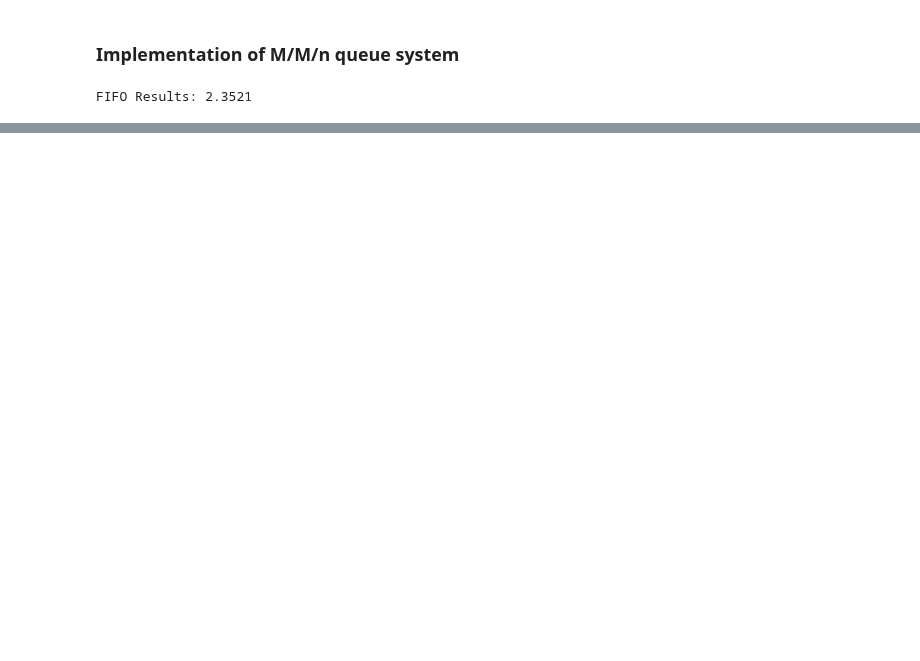
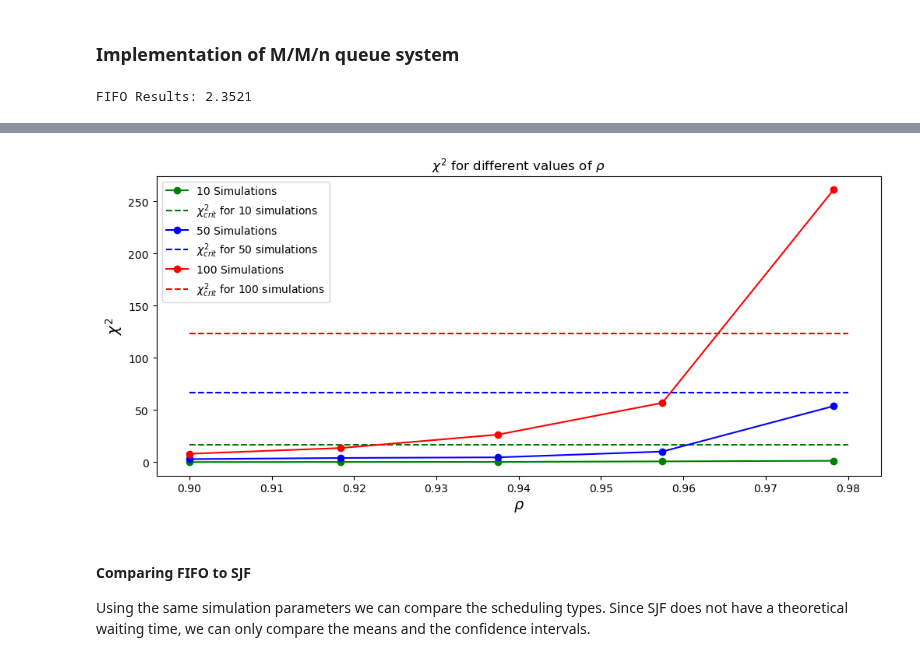
Before and after one commit to NaniHazbolatow/5284STSI6Y, a Jupyter notebook: Assignment 2/MMn.ipynb, the cells around one changed output, grey strips where cells are left out. Drawn from its saved outputs; the diff is of its cells as text; code cells hidden in the pictures; blank space fills up the shorter version.

```diff
--- a/Assignment 2/MMn.ipynb
+++ b/Assignment 2/MMn.ipynb
@@ -208,0 +242,44 @@ plt.show()
+# %%
+def Chi2_vs_rho(num_sim, num_requests, n_servers, arr_rate_list, service_probabilities, service_scales, scheduler_type="FIFO"):
+
+    chi_test_means = np.zeros((len(arr_rate_list),num_sim))
+    chi_test_stds = np.zeros((len(arr_rate_list),num_sim))
+
+    for i, rate in enumerate(arr_rate_list):
+        chi_test = simulate_parallel(num_sim, num_requests, n_servers, rate, service_probabilities, service_scales, scheduler_type="FIFO")
+        for j in range(num_sim):
+            chi_test_means[i, j] = np.mean(chi_test[j]["wait_times"][burn_in_count:])
+            chi_test_stds[i,j] = np.std(chi_test[j]["wait_times"][burn_in_count:])
+
+    chis = []
+    for i in range(len(arr_rate_list)):
+        _, _, _, chisq, crit_val, _ = calc_statistics(chi_test_means[i], chi_test_stds[i], arr_rate_list[i], service_scales[0], 1, num_sim)
+        chis.append(chisq)
+
+    return chis, crit_val
+# %%
+arr_rate_list = [1/5, 1/4.9, 1/4.8, 1/4.7, 1/4.6]
+rho = np.array(arr_rate_list) / service_scales[0]
+
+chis_10, chi_10_crit = Chi2_vs_rho(10, 100000, 1, arr_rate_list, service_probabilities, service_scales)
+chis_50, chi_50_crit = Chi2_vs_rho(50, 100000, 1, arr_rate_list, service_probabilities, service_scales)
+chis_100, chi_100_crit = Chi2_vs_rho(100, 100000, 1, arr_rate_list, service_probabilities, service_scales)
+# %%
+plt.figure(figsize=(12, 5))
+plt.title(r'$\chi^2$ for different values of $\rho$')
+plt.plot(rho, chis_10, color='green', marker='o', label='10 Simulations')
+plt.hlines(chi_10_crit, xmin=0.9, xmax=0.98, color='green', ls='dashed', label=r'$\chi^2_{crit}$ for 10 simulations')
+plt.plot(rho, chis_50, color='blue', marker='o', label='50 Simulations')
+plt.hlines(chi_50_crit, xmin=0.9, xmax=0.98, color='blue', ls='dashed', label=r'$\chi^2_{crit}$ for 50 simulations')
+plt.plot(rho, chis_100, color='red', marker='o', label='100 Simulations')
+plt.hlines(chi_100_crit, xmin=0.9, xmax=0.98, color='red', ls='dashed', label=r'$\chi^2_{crit}$ for 100 simulations')
+plt.xlabel(r'$\rho$', fontsize=14)
+plt.ylabel(r'$\chi^2$', fontsize=14)
+plt.legend()
+plt.show()
+# %% [output]
+[figure, added]
+# %% [markdown]
+#### Comparing FIFO to SJF
+
+Using the same simulation parameters we can compare the scheduling types. Since SJF does not have a theoretical waiting time, we can only compare the means and the confidence intervals.
```
Also changed, not shown: parts of 17 cells of this notebook.
